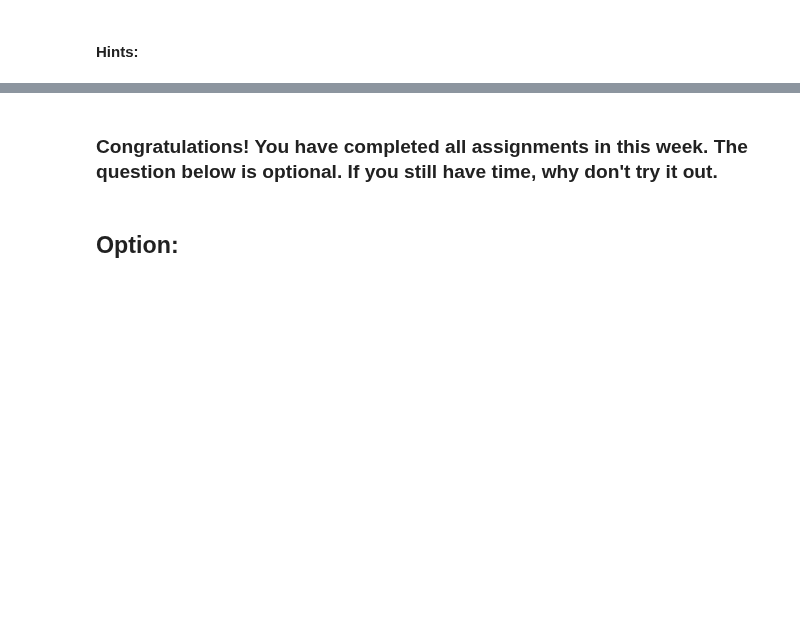
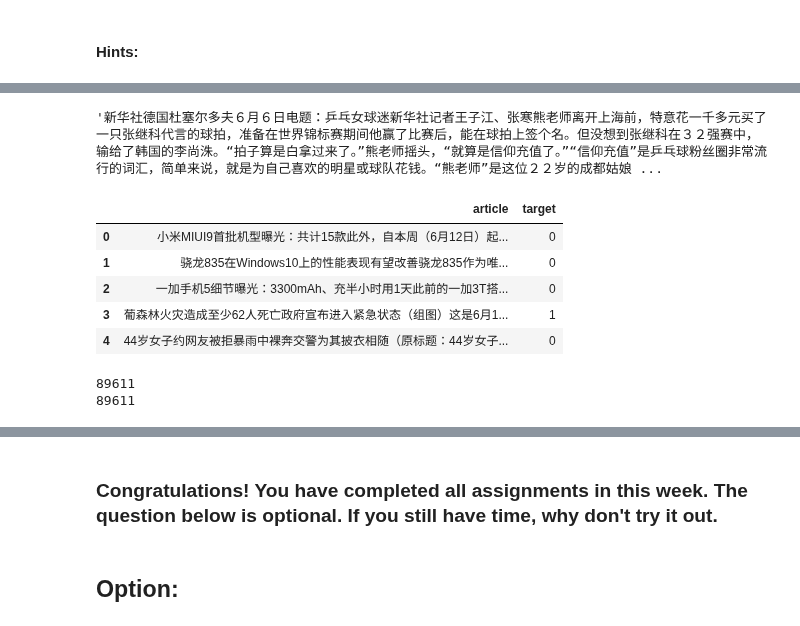
Before and after one commit to haojiefu007/MyPython, a Jupyter notebook: Nlp/assignment_10/Assignment_10.ipynb, the cells around one changed output, grey strips where cells are left out. Saved outputs shown, nothing was run; the diff lists cells and outputs as text; code cells hidden in the pictures; blank space fills up the shorter version.

```diff
--- a/Nlp/assignment_10/Assignment_10.ipynb
+++ b/Nlp/assignment_10/Assignment_10.ipynb
@@ -42,0 +108,23 @@ ans:计算所有叶子结点的权重，并用该权重计算分割点的损失
+# %%
+content['content'].tolist()[-1].replace('\r','').replace('\n','').replace('\u3000','').replace('\\n','')
+# %% [output]
+'新华社德国杜塞尔多夫６月６日电题：乒乓女球迷新华社记者王子江、张寒熊老师离开上海前，特意花一千多元买了一只张继科代言的球拍，准备在世界锦标赛期间他赢了比赛后，能在球拍上签个名。但没想到张继科在３２强赛中，输给了韩国的李尚洙。“拍子算是白拿过来了。”熊老师摇头，“就算是信仰充值了。”“信仰充值”是乒乓球粉丝圈非常流行的词汇，简单来说，就是为自己喜欢的明星或球队花钱。“熊老师”是这位２２岁的成都姑娘 ...
+# %%
+#从清理过的新闻中读取
+article = pd.read_csv('news_fix.csv')
+X = article['article'].tolist()
+Y = article['target'].tolist()
+article.head()
+# %% [output]
+|  | article | target |
+| 0 | 小米MIUI9首批机型曝光：共计15款此外，自本周（6月12日）起... | 0 |
+| 1 | 骁龙835在Windows10上的性能表现有望改善骁龙835作为唯... | 0 |
+| 2 | 一加手机5细节曝光：3300mAh、充半小时用1天此前的一加3T搭... | 0 |
+| 3 | 葡森林火灾造成至少62人死亡政府宣布进入紧急状态（组图）这是6月1... | 1 |
+| 4 | 44岁女子约网友被拒暴雨中裸奔交警为其披衣相随（原标题：44岁女子... | 0 |
+# %%
+print(len(X))
+print(len(Y))
+# %% [output]
+89611
+89611
```
Also changed, not shown: parts of 23 cells of this notebook, 1 other file.
